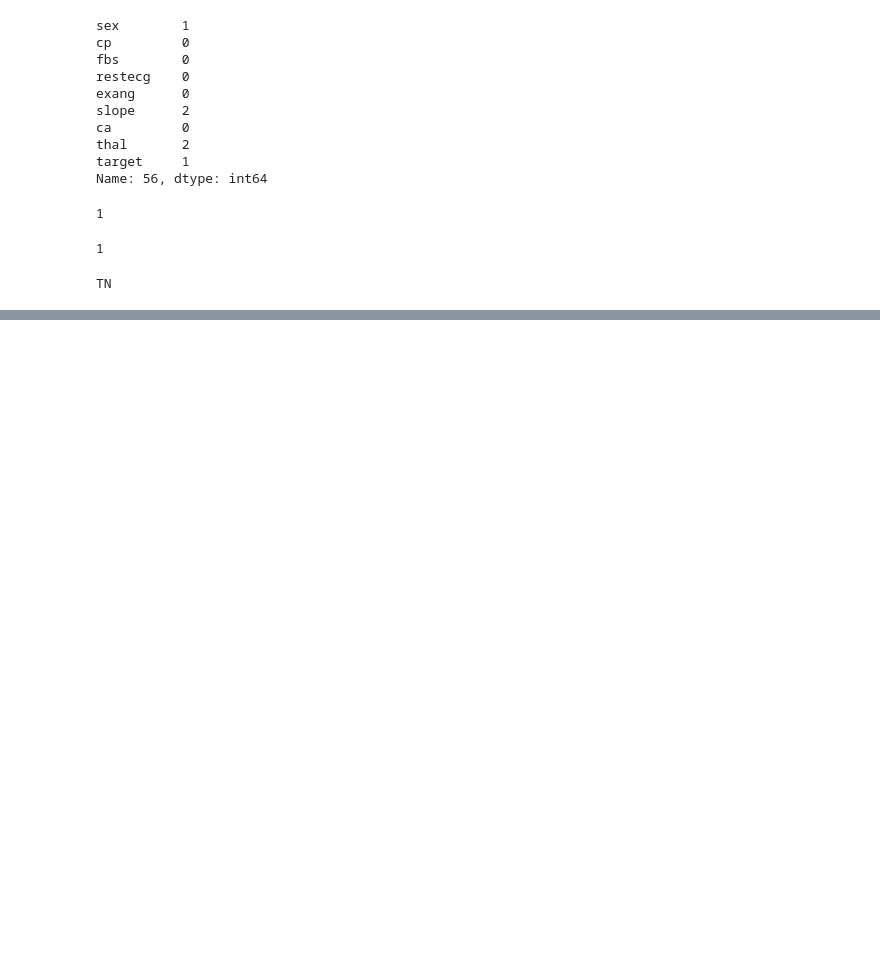
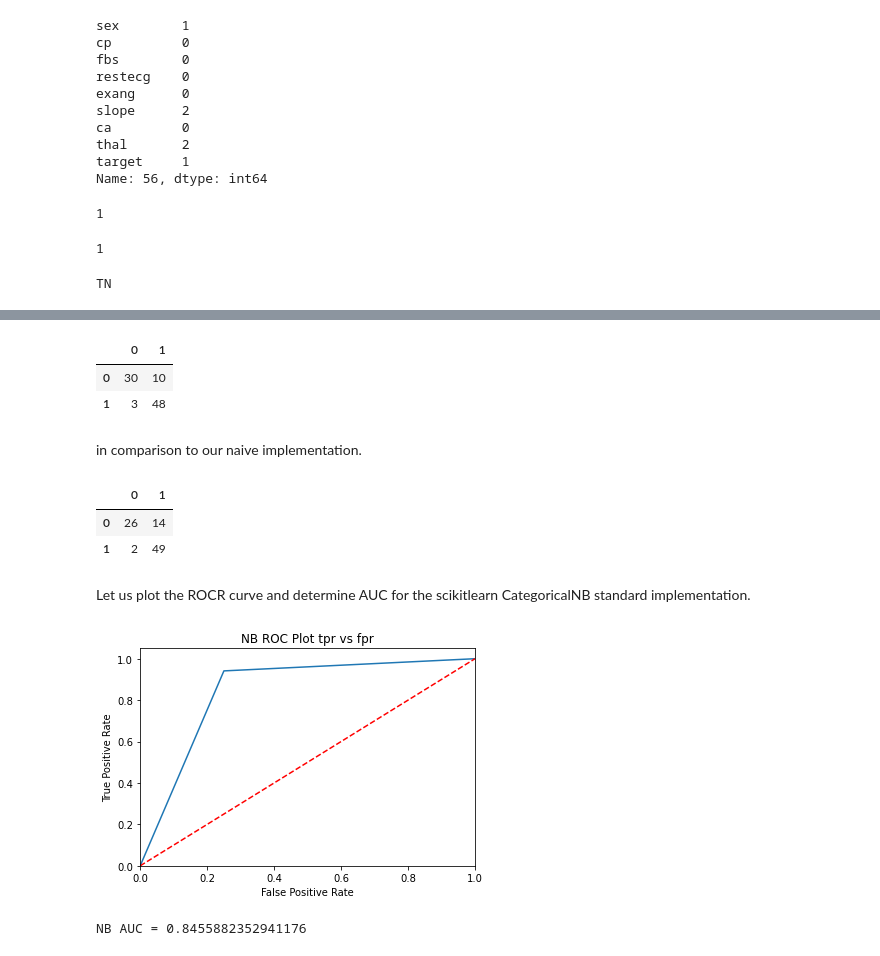
Before and after one commit to mikeasilva/CUNY-SPS, a Jupyter notebook: DATA622/M03-nb-script.ipynb, the cells around one changed output, grey strips where cells are left out. Saved outputs shown, nothing was run; the diff lists cells and outputs as text; code cells hidden in the pictures; blank space fills up the shorter version.

```diff
--- a/DATA622/M03-nb-script.ipynb
+++ b/DATA622/M03-nb-script.ipynb
@@ -453,0 +455,35 @@ thal
+# %%
+pd.DataFrame(confusion_matrix(Y_test, nbtr_tsclass))
+# %% [output]
+|  | 0 | 1 |
+| 0 | 30 | 10 |
+| 1 | 3 | 48 |
+# %% [markdown]
+in comparison to our naive implementation.
+# %%
+evaluate_naiveBayes(tstcatheart, "target", trcathearttarget_0, trcathearttarget_1, p0, p1)
+# %% [output]
+|  | 0 | 1 |
+| 0 | 26 | 14 |
+| 1 | 2 | 49 |
+# %% [markdown]
+Let us plot the ROCR curve and determine AUC for the scikitlearn CategoricalNB standard
+implementation.
+# %%
+fpr, tpr, thresholds = roc_curve(Y_test, nbtr_tsclass)
+plt.figure()
+plt.plot(fpr, tpr)
+plt.plot([0, 1], [0, 1],'r--')
+plt.xlim([0.0, 1.0])
+plt.ylim([0.0, 1.05])
+plt.xlabel('False Positive Rate')
+plt.ylabel('True Positive Rate')
+plt.title('NB ROC Plot tpr vs fpr')
+plt.savefig('Log_ROC')
+plt.show()
+# %% [output]
+[figure, added]
+# %%
+print("NB AUC = " + str(roc_auc_score(Y_test, nbtr_tsclass)))
+# %% [output]
+NB AUC = 0.8455882352941176
```
Also changed, not shown: parts of 4 cells of this notebook, 1 other file.
